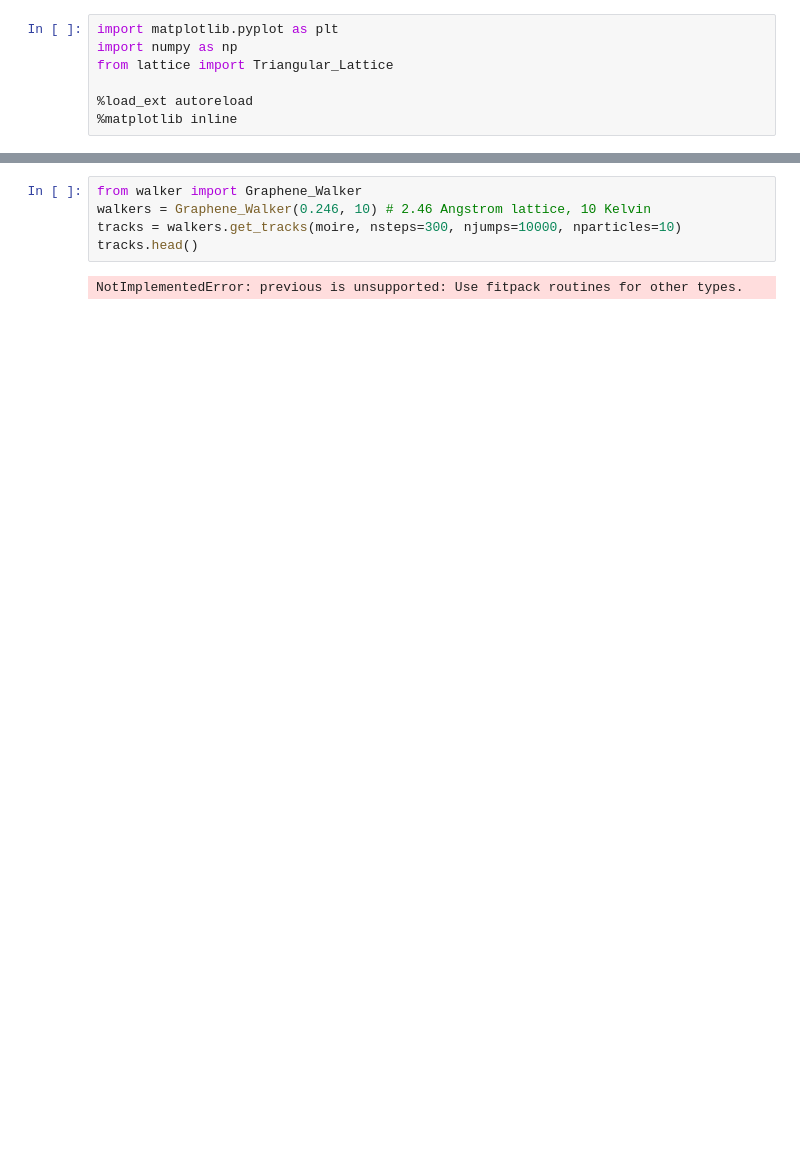
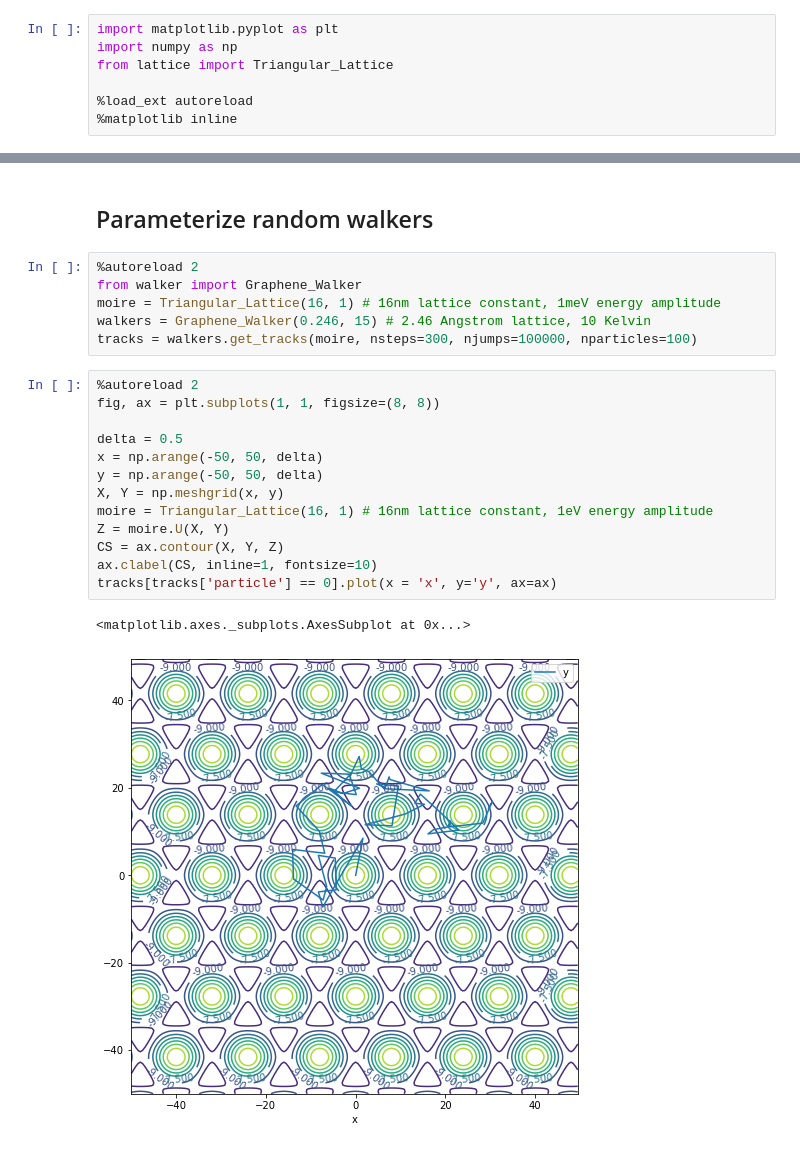
Before and after one commit to asaiacai/moire_walk, a Jupyter notebook: visualize.ipynb, the cells around one changed output, grey strips where cells are left out. Saved outputs shown, nothing was run; the diff lists cells and outputs as text; blank space fills up the shorter version.

```diff
--- a/visualize.ipynb
+++ b/visualize.ipynb
@@ -23,7 +25,24 @@ ax.clabel(CS, inline=1, fontsize=10)
+# %% [markdown]
+## Parameterize random walkers
 # %%
+%autoreload 2
 from walker import Graphene_Walker
-walkers = Graphene_Walker(0.246, 10) # 2.46 Angstrom lattice, 10 Kelvin
-tracks = walkers.get_tracks(moire, nsteps=300, njumps=10000, nparticles=10)
-tracks.head()
+moire = Triangular_Lattice(16, 1) # 16nm lattice constant, 1meV energy amplitude
+walkers = Graphene_Walker(0.246, 15) # 2.46 Angstrom lattice, 10 Kelvin
+tracks = walkers.get_tracks(moire, nsteps=300, njumps=100000, nparticles=100)
-# %% [output]
-NotImplementedError: previous is unsupported: Use fitpack routines for other types.
+# %%
+%autoreload 2
+fig, ax = plt.subplots(1, 1, figsize=(8, 8))
+
+delta = 0.5
+x = np.arange(-50, 50, delta)
+y = np.arange(-50, 50, delta)
+X, Y = np.meshgrid(x, y)
+moire = Triangular_Lattice(16, 1) # 16nm lattice constant, 1eV energy amplitude
+Z = moire.U(X, Y)
+CS = ax.contour(X, Y, Z)
+ax.clabel(CS, inline=1, fontsize=10)
+tracks[tracks['particle'] == 0].plot(x = 'x', y='y', ax=ax)
+# %% [output]
+<matplotlib.axes._subplots.AxesSubplot at 0x...>
+[figure, added]
```
Also changed, not shown: parts of 3 cells of this notebook, 2 other files.
